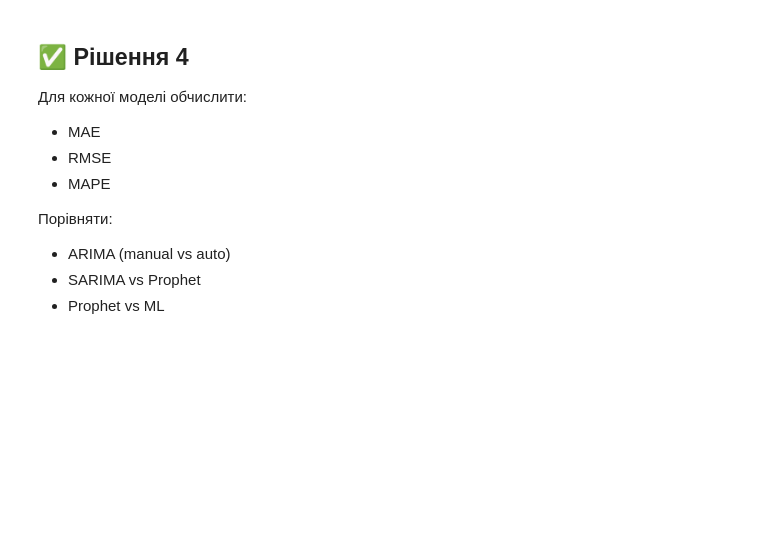
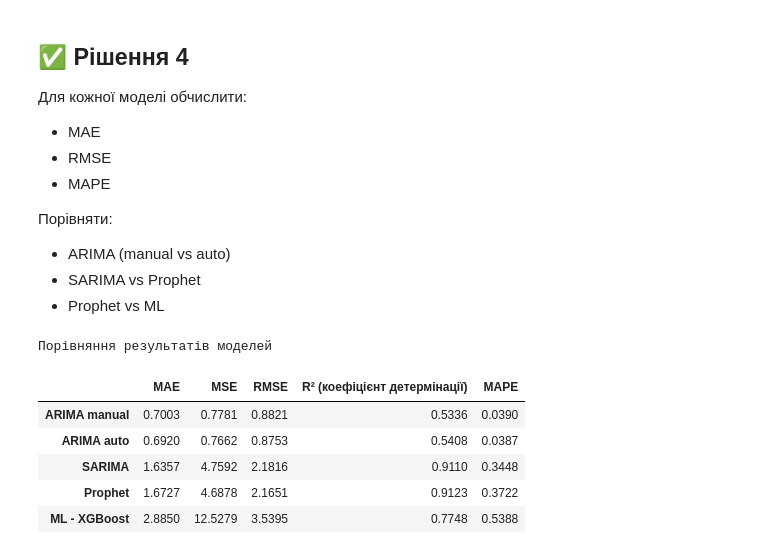
Before and after one commit to BogdanPinchuk/DataScience-PBY_HW16, a Jupyter notebook: Bohdan_Pinchuk_DS_HW16.ipynb, the cells around one changed output. Saved outputs shown, nothing was run; the diff lists cells and outputs as text; code cells hidden in the pictures; blank space fills up the shorter version.

Commit message:
[Homework16] - added comparing models

```diff
--- a/Bohdan_Pinchuk_DS_HW16.ipynb
+++ b/Bohdan_Pinchuk_DS_HW16.ipynb
@@ -823,8 +823,8 @@ model_fit = model_check.fit(method_kwargs={"maxiter": 200})
 Y_pred_ar_check = model_fit.forecast(steps=n_periods_ar)
 
 # Print results
+display(Markdown(f"**Оцінка за: manual ARIMA(...)**"))
+rpt_arima_manual = mn.calc_regres_metrics(Y_test_ar["y"], Y_pred_ar_check)
 display(Markdown(f"**Оцінка за: auto_arima(...)**"))
-_ = mn.calc_regres_metrics(Y_test_ar["y"], Y_pred_ar)
-display(Markdown(f"**Оцінка за: manual ARIMA(...)**"))
-_ = mn.calc_regres_metrics(Y_test_ar["y"], Y_pred_ar_check)
+rpt_arima_auto = mn.calc_regres_metrics(Y_test_ar["y"], Y_pred_ar)
 # %% [output]
@@ -1088,7 +1088,7 @@ Y_pred_s = model.predict(n_periods=n_periods_s)
 
 # Print results
 display(Markdown(f"**Оцінка за: auto_arima(...)**"))
-_ = mn.calc_regres_metrics(Y_test_s["y"], Y_pred_s)
+rpt_sarima = mn.calc_regres_metrics(Y_test_s["y"], Y_pred_s)
 # %% [output]
 **Оцінка за: auto_arima(...)**
 Метрики регресії
@@ -1195,7 +1195,7 @@ Y_pred_s = forecast[["ds", "yhat"]].rename(columns={"yhat": "y"}).iloc[-n_period
 
 # # Print results
 display(Markdown(f"**Оцінка за: auto_arima(...)**"))
-_ = mn.calc_regres_metrics(Y_test_s["y"], Y_pred_s["y"])
+rpt_prophet = mn.calc_regres_metrics(Y_test_s["y"], Y_pred_s["y"])
 # %% [output]
 **Оцінка за: auto_arima(...)**
 Метрики регресії
@@ -1390,7 +1390,7 @@ Y_pred_xgboost = model.predict(X_test)
 
 # Print results
 display(Markdown(f"### ML - XGBoost (із сезонністю)"))
-_ = mn.calc_regres_metrics(Y_test, Y_pred_xgboost)
+rpt_xgboost = mn.calc_regres_metrics(Y_test, Y_pred_xgboost)
 # %% [output]
 ### ML - XGBoost (із сезонністю)
 Метрики регресії
@@ -1505,3 +1505,29 @@ ML - XGBoost
 * ARIMA (manual vs auto)
 * SARIMA vs Prophet
 * Prophet vs ML
+# %%
+# Comparing models
+
+from apps.reporter import Reporter
+
+# Input data
+models = [
+    ("ARIMA manual", rpt_arima_manual),
+    ("ARIMA auto", rpt_arima_auto),
+    ("SARIMA", rpt_sarima),
+    ("Prophet", rpt_prophet),
+    ("ML - XGBoost", rpt_xgboost),
+]
+
+# Solution
+
+# Print results
+Reporter.print_concat_pd_reports(models, "Порівняння результатів моделей")
+# %% [output]
+Порівняння результатів моделей
+|  | MAE | MSE | RMSE | R² (коефіцієнт детермінації) | MAPE |
+| ARIMA manual | 0.7003 | 0.7781 | 0.8821 | 0.5336 | 0.0390 |
+| ARIMA auto | 0.6920 | 0.7662 | 0.8753 | 0.5408 | 0.0387 |
+| SARIMA | 1.6357 | 4.7592 | 2.1816 | 0.9110 | 0.3448 |
+| Prophet | 1.6727 | 4.6878 | 2.1651 | 0.9123 | 0.3722 |
+| ML - XGBoost | 2.8850 | 12.5279 | 3.5395 | 0.7748 | 0.5388 |
```
Also changed, not shown: parts of 3 cells of this notebook.
